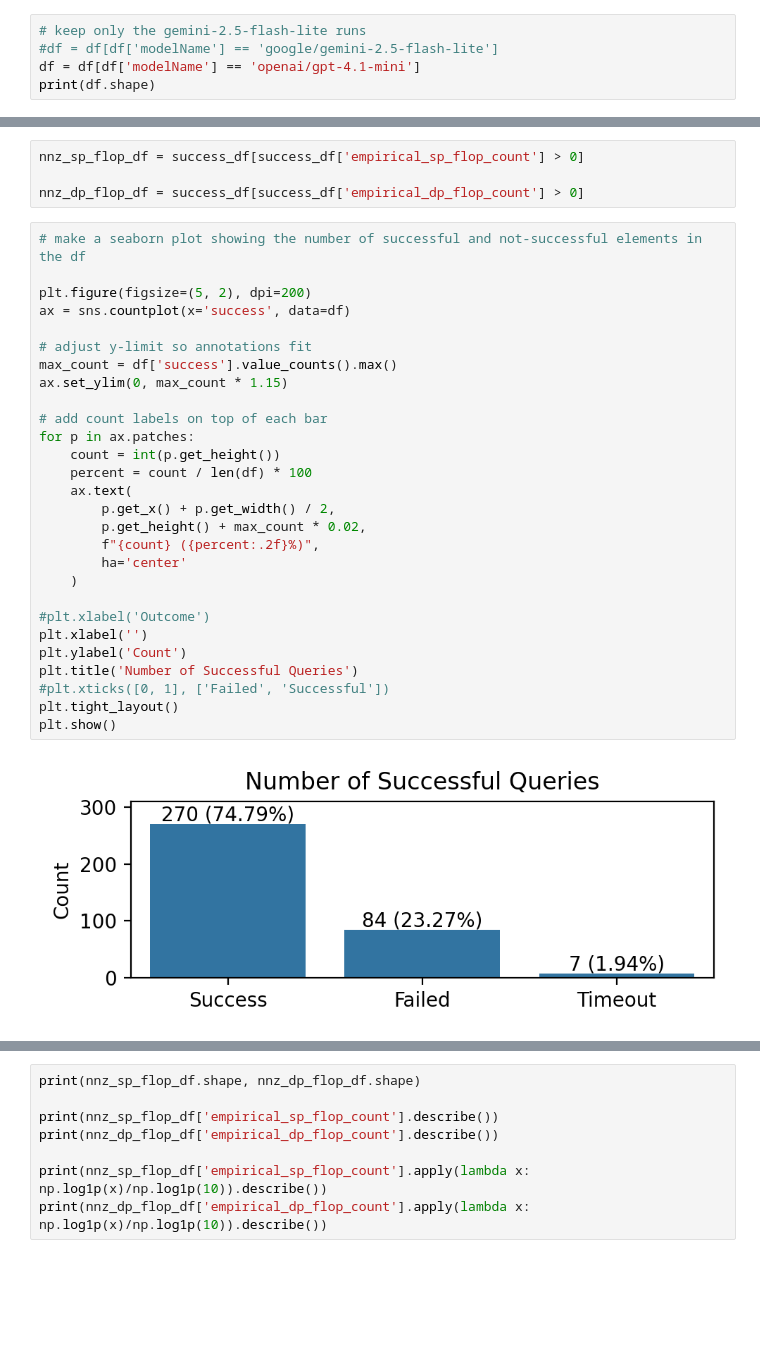
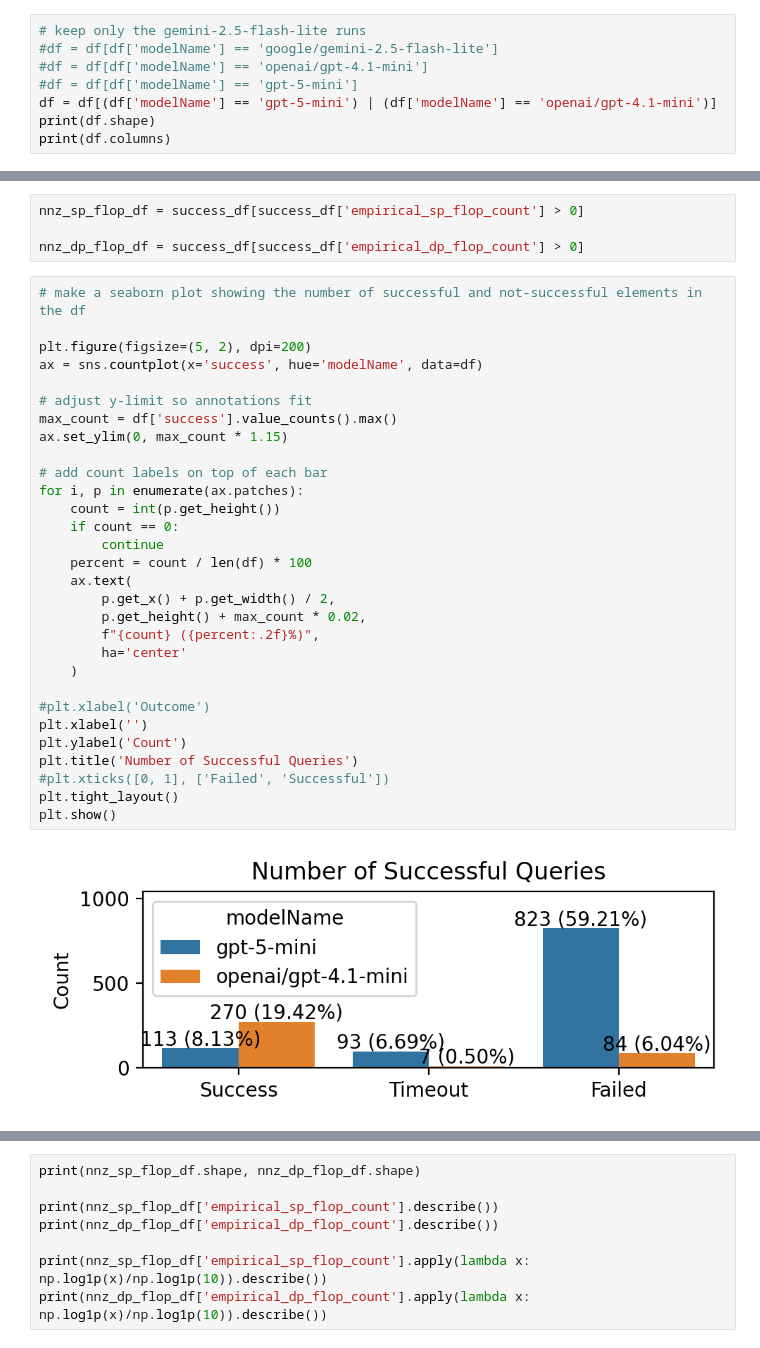
Before and after one commit to Scientific-Computing-Lab/gpuFLOPBench, a Jupyter notebook: qdecomp-langgraph-studio/kernel-survey/analysis/visualizeLLMQueryResults.ipynb, the cells around one changed output, grey strips where cells are left out. Cells and saved outputs as stored; diff of their text form; blank space fills up the shorter version.

```diff
--- a/qdecomp-langgraph-studio/kernel-survey/analysis/visualizeLLMQueryResults.ipynb
+++ b/qdecomp-langgraph-studio/kernel-survey/analysis/visualizeLLMQueryResults.ipynb
@@ -73,6 +73,9 @@ print(df.modelName.unique())
 # %%
 # keep only the gemini-2.5-flash-lite runs
 #df = df[df['modelName'] == 'google/gemini-2.5-flash-lite']
-df = df[df['modelName'] == 'openai/gpt-4.1-mini']
+#df = df[df['modelName'] == 'openai/gpt-4.1-mini']
+#df = df[df['modelName'] == 'gpt-5-mini']
+df = df[(df['modelName'] == 'gpt-5-mini') | (df['modelName'] == 'openai/gpt-4.1-mini')]
 print(df.shape)
+print(df.columns)
 # %% [output]
@@ -147,33 +163,35 @@ nnz_dp_flop_df = success_df[success_df['empirical_dp_flop_count'] > 0]
 # %%
 # make a seaborn plot showing the number of successful and not-successful elements in the df
 
 plt.figure(figsize=(5, 2), dpi=200)
-ax = sns.countplot(x='success', data=df)
+ax = sns.countplot(x='success', hue='modelName', data=df)
 
 # adjust y-limit so annotations fit
 max_count = df['success'].value_counts().max()
 ax.set_ylim(0, max_count * 1.15)
 
 # add count labels on top of each bar
-for p in ax.patches:
+for i, p in enumerate(ax.patches):
     count = int(p.get_height())
+    if count == 0:
+        continue
     percent = count / len(df) * 100
     ax.text(
         p.get_x() + p.get_width() / 2,
         p.get_height() + max_count * 0.02,
         f"{count} ({percent:.2f}%)",
         ha='center'
     )
 
 #plt.xlabel('Outcome')
 plt.xlabel('')
 plt.ylabel('Count')
 plt.title('Number of Successful Queries')
 #plt.xticks([0, 1], ['Failed', 'Successful'])
 plt.tight_layout()
 plt.show()
 # %% [output]
-[figure, old version]
+[figure, new version]
 # %%
 # now let's check the distribution of the query times and costs on two axes
 bins = 100
```
Also changed, not shown: parts of 12 cells of this notebook.
